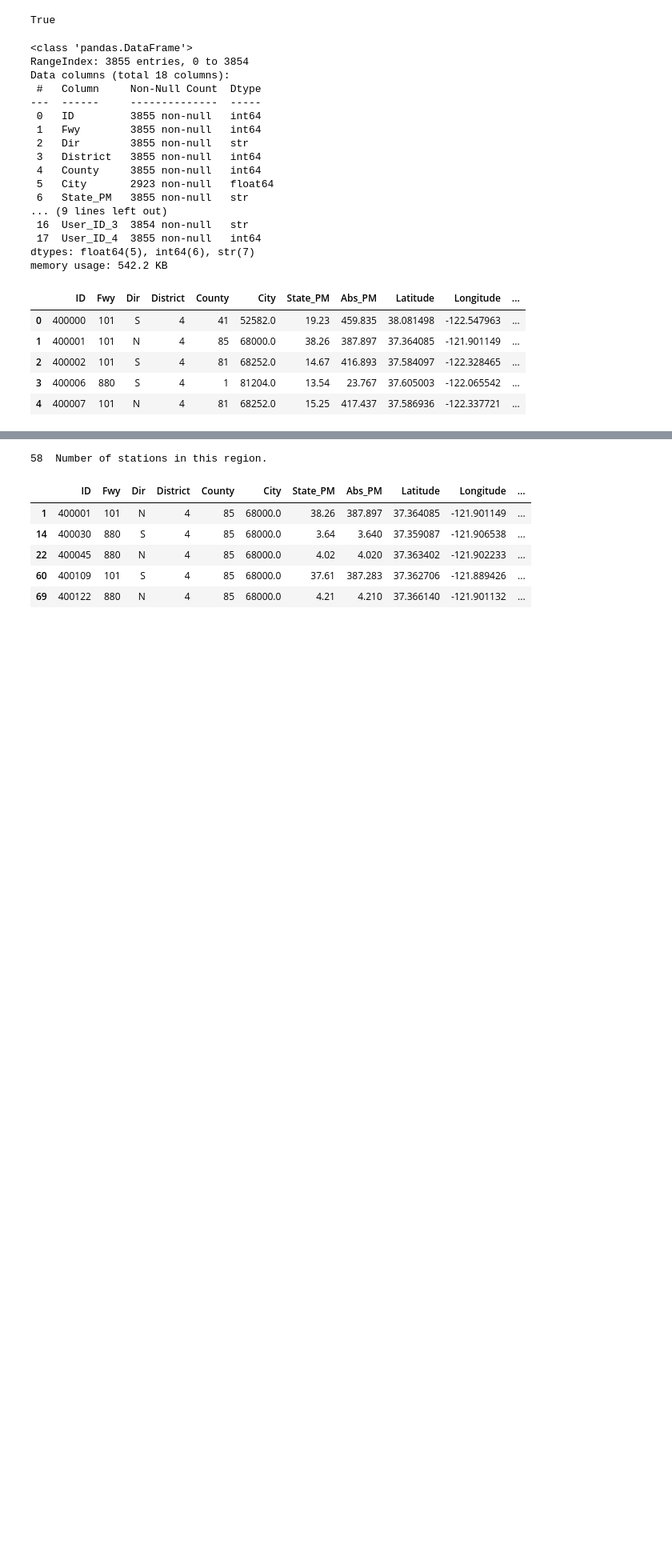
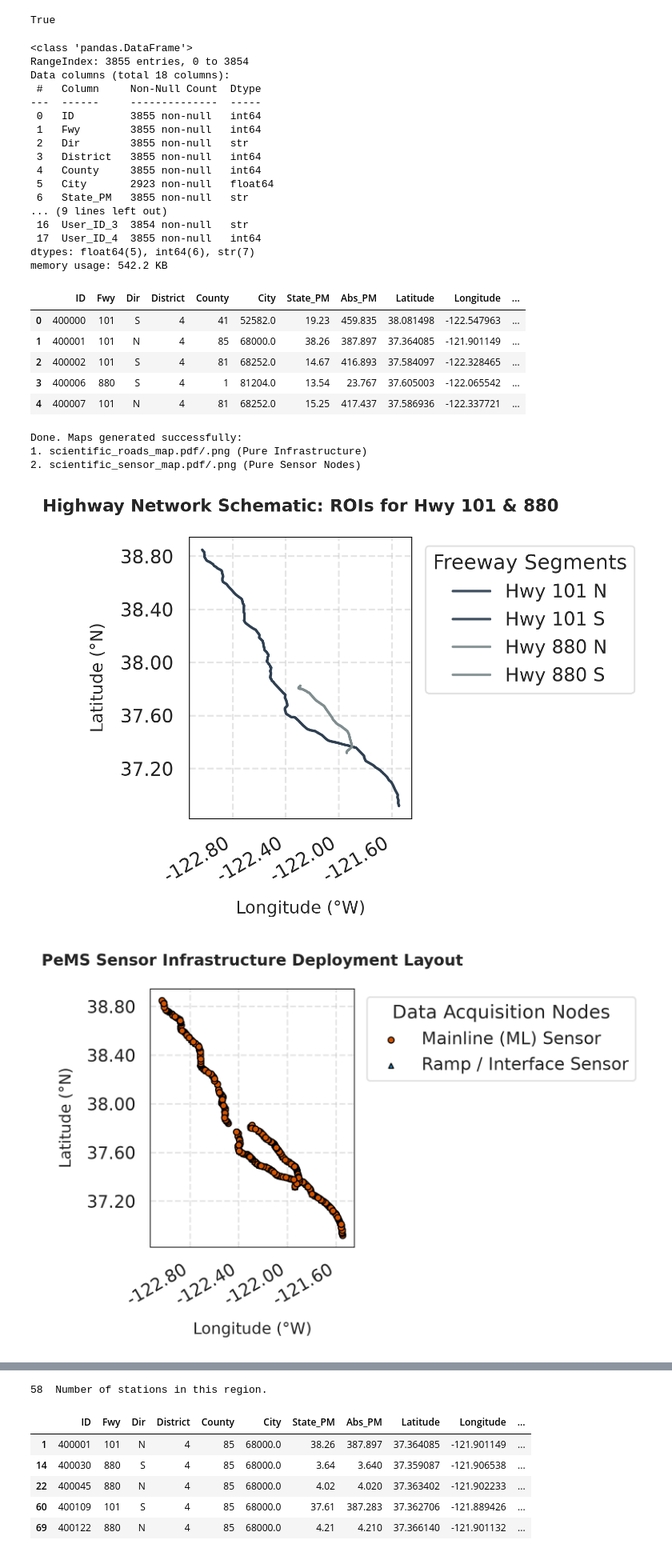
Before and after one commit to judgeofmyown/Traffic-Congestion, a Jupyter notebook: station_metadata.ipynb, the cells around one changed output, grey strips where cells are left out. Shown at 80% size. Cells and saved outputs as stored; diff of their text form; code cells hidden in the pictures; blank space fills up the shorter version.

```diff
--- a/station_metadata.ipynb
+++ b/station_metadata.ipynb
@@ -38,3 +40,82 @@ st_mtdta_df.head()
 | 2 | 400002 | 101 | S | 4 | 81 | 68252.0 | 14.67 | 416.893 | 37.584097 | -122.328465 | ... |
 | 3 | 400006 | 880 | S | 4 | 1 | 81204.0 | 13.54 | 23.767 | 37.605003 | -122.065542 | ... |
 | 4 | 400007 | 101 | N | 4 | 81 | 68252.0 | 15.25 | 417.437 | 37.586936 | -122.337721 | ... |
+# %%
+plt.rcParams['font.family'] = 'sans-serif'
+plt.rcParams['font.size'] = 10
+sns.set_theme(style="whitegrid", rc={"axes.edgecolor": "black", "axes.linewidth": 0.5})
+
+FWY_COLORS = {101: '#2c3e50', 880: '#7f8c8d'}
+SENSOR_COLORS = {'ML': '#d35400', 'Ramp': '#2980b9'}
+
+def format_academic_map_axes(ax, title, bbox_padding=0.05):
+    ax.set_title(title, fontsize=10, fontweight='bold', pad=15)
+    ax.set_xlabel("Longitude (°W)", fontsize=10, labelpad=8)
+    ax.set_ylabel("Latitude (°N)", fontsize=10, labelpad=8)
+    ax.grid(True, linestyle='--', alpha=0.5, color='#cccccc', zorder=0)
+    ax.set_aspect('equal', adjustable='box')
+
+    lat_range = freeway_of_interest_df['Latitude'].max() - freeway_of_interest_df['Latitude'].min()
+    lon_range = freeway_of_interest_df['Longitude'].max() - freeway_of_interest_df['Longitude'].min()
+    padding = max(lat_range, lon_range) * bbox_padding
+    ax.set_ylim(freeway_of_interest_df['Latitude'].min() - padding, freeway_of_interest_df['Latitude'].max() + padding)
+    ax.set_xlim(freeway_of_interest_df['Longitude'].min() - padding, freeway_of_interest_df['Longitude'].max() + padding)
+
+    ax.xaxis.set_major_locator(ticker.MaxNLocator(nbins=5))
+    ax.yaxis.set_major_locator(ticker.MaxNLocator(nbins=6))
+
+    ax.xaxis.set_major_formatter(ticker.FormatStrFormatter('%.2f'))
+    ax.yaxis.set_major_formatter(ticker.FormatStrFormatter('%.2f'))
+
+    plt.setp(ax.get_xticklabels(), rotation=30, ha='right')
+
+fig1, ax1 = plt.subplots(figsize=(6.5, 3.8), dpi=300)
+
+
+for (fwy, direction), group in freeway_of_interest_df.groupby(['Fwy', 'Dir']):
+    sorted_group = group.sort_values(by='Abs_PM')
+    label_text = f"Hwy {fwy} {direction}"
+    ax1.plot(
+        sorted_group['Longitude'],
+        sorted_group['Latitude'],
+        color=FWY_COLORS.get(fwy, 'gray'),
+        linewidth=1.5,
+        alpha=0.9,
+        label=label_text,
+        zorder=1
+    )
+
+format_academic_map_axes(ax1, "Highway Network Schematic: ROIs for Hwy 101 & 880")
+ax1.legend(loc='upper left', bbox_to_anchor=(1.02, 1),  frameon=True, facecolor='white', edgecolor='#e2e2e2', framealpha=1, title="Freeway Segments")
+plt.tight_layout()
+plt.savefig('scientific_roads_map.pdf', bbox_inches='tight')
+plt.savefig('scientific_roads_map.png', bbox_inches='tight', dpi=300)
+
+fig2, ax2 = plt.subplots(figsize=(6.5, 3.8), dpi=300)
+ml_sensors = freeway_of_interest_df[freeway_of_interest_df['Type'] == 'ML']
+ramp_sensors = freeway_of_interest_df[freeway_of_interest_df['Type'] != 'ML']
+
+ax2.scatter(
+    ml_sensors['Longitude'], ml_sensors['Latitude'],
+    color=SENSOR_COLORS['ML'], s=15, marker='o', edgecolors='black', linewidths=0.7, label='Mainline (ML) Sensor', zorder=3
+)
+ax2.scatter(
+    ramp_sensors['Longitude'], ramp_sensors['Latitude'],
+    color=SENSOR_COLORS['Ramp'], s=10, marker='^', edgecolors='black', linewidths=0.7, label='Ramp / Interface Sensor', zorder=2
+)
+format_academic_map_axes(ax2, "PeMS Sensor Infrastructure Deployment Layout")
+ax2.legend(loc='upper left', bbox_to_anchor=(1.02, 1), frameon=True, facecolor='white', edgecolor='#e2e2e2', framealpha=1, title="Data Acquisition Nodes")
+plt.tight_layout()
+plt.savefig('scientific_sensor_map.pdf', bbox_inches='tight')
+plt.savefig('scientific_sensor_map.png', bbox_inches='tight', dpi=300)
+
+print("\nDone. Maps generated successfully:")
+print("1. scientific_roads_map.pdf/.png (Pure Infrastructure)")
+print("2. scientific_sensor_map.pdf/.png (Pure Sensor Nodes)")
+plt.show()
+# %% [output]
+Done. Maps generated successfully:
+1. scientific_roads_map.pdf/.png (Pure Infrastructure)
+2. scientific_sensor_map.pdf/.png (Pure Sensor Nodes)
+[figure, added]
+[figure, added]
```
Also changed, not shown: parts of 4 cells of this notebook, 22 other files.
